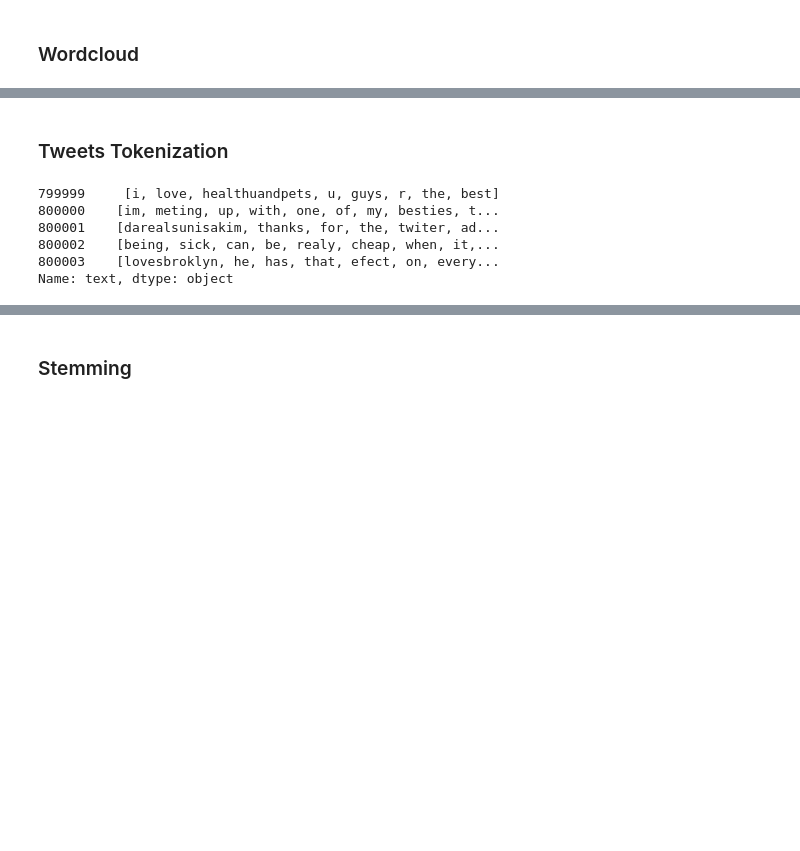
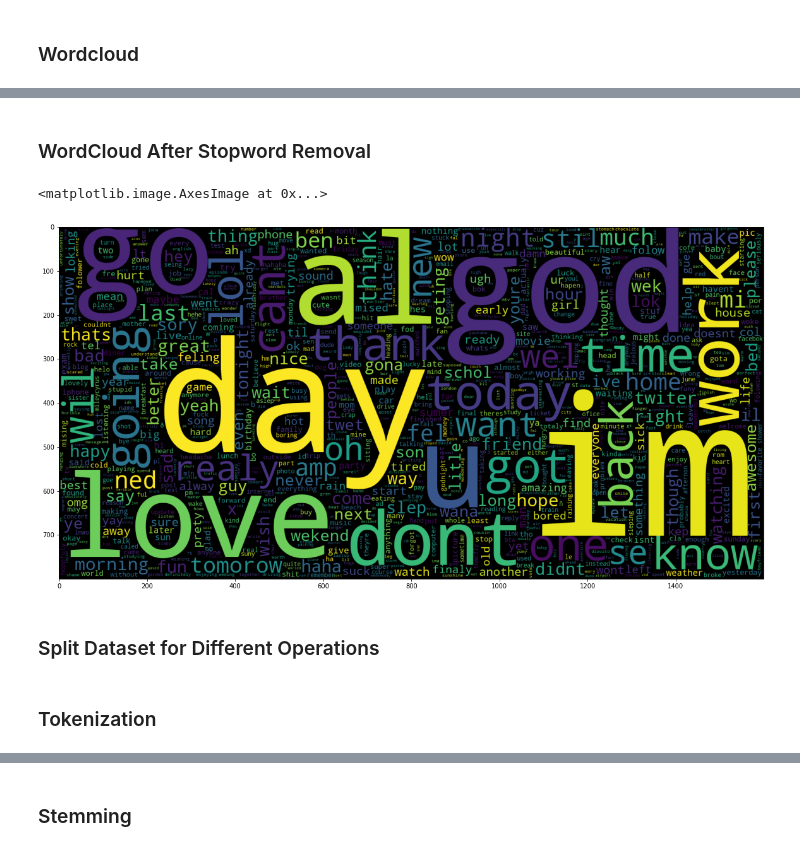
Before and after one commit to sankethiyer217/Natural-Language-Processing, a Jupyter notebook: Assignments/Assignment_1_Sentiment_Analysis/sentimentclassify.ipynb, the cells around one changed output, grey strips where cells are left out. Saved outputs shown, nothing was run; the diff lists cells and outputs as text; code cells hidden in the pictures; blank space fills up the shorter version.

```diff
--- a/Assignments/Assignment_1_Sentiment_Analysis/sentimentclassify.ipynb
+++ b/Assignments/Assignment_1_Sentiment_Analysis/sentimentclassify.ipynb
@@ -295,0 +301,11 @@ plt.imshow(wc)
+# %%
+cachedStopWords = cachedStopWords = stopwords.words("english")
+def swr_tokenize(text):
+  text = ' '.join([word for word in text.split() if word not in cachedStopWords])
+  return text
+# %%
+%%time
+from tqdm import tqdm
+tqdm.pandas()
+data['text'] = data['text'].progress_apply(lambda x: swr_tokenize(x))
+data['text'].tail()
@@ -295,0 +321,12 @@ plt.imshow(wc)
+# %% [markdown]
+### WordCloud After Stopword Removal
+# %%
+word_cloud = WordCloud(max_words = 1000 , width = 1600 , height = 800, collocations=False)
+plt.figure(figsize = (20,20))
+wc = word_cloud.generate(" ".join(data["text"]))
+plt.imshow(wc)
+# %% [output]
+<matplotlib.image.AxesImage at 0x...>
+[figure, added]
+# %% [markdown]
+### Split Dataset for Different Operations
@@ -296,4 +336,4 @@ plt.imshow(wc)
 # %% [markdown]
-### Tweets Tokenization
+### Tokenization
 # %%
 tokenizer = RegexpTokenizer(r'\w+')
@@ -301,9 +340,0 @@ data['text'] = data['text'].apply(tokenizer.tokenize)
-# %%
-data['text'].head()
-# %% [output]
-799999     [i, love, healthuandpets, u, guys, r, the, best]
-800000    [im, meting, up, with, one, of, my, besties, t...
-800001    [darealsunisakim, thanks, for, the, twiter, ad...
-800002    [being, sick, can, be, realy, cheap, when, it,...
-800003    [lovesbroklyn, he, has, that, efect, on, every...
-Name: text, dtype: object
```
Also changed, not shown: parts of 54 cells of this notebook.
